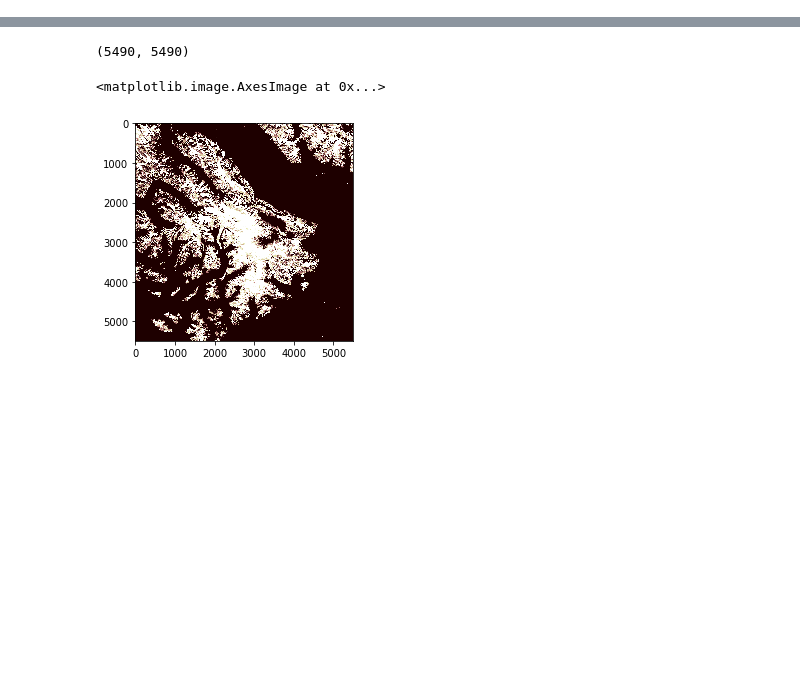
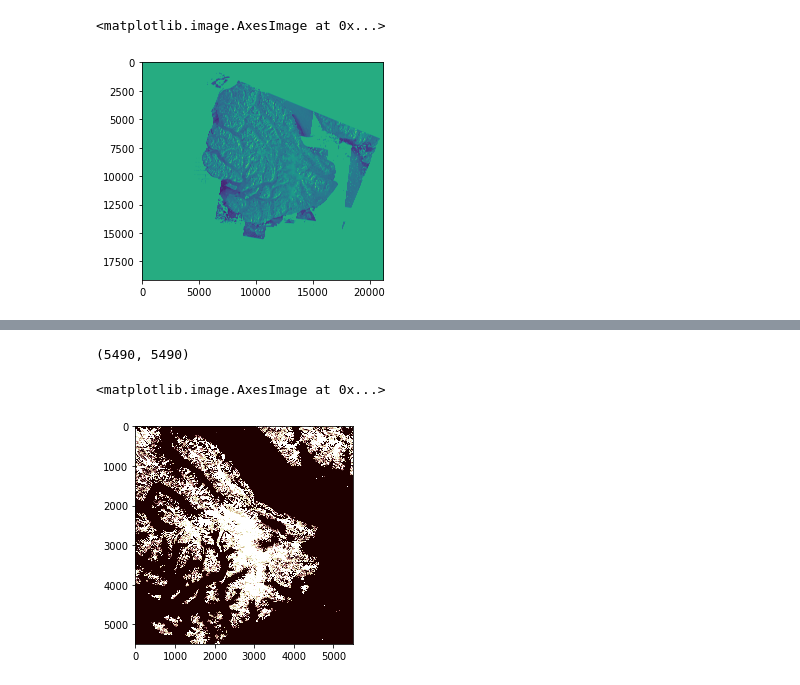
Before and after one commit to gwib/s1DataAndProcess, a Jupyter notebook: rasterOperations.ipynb, the cells around one changed output, grey strips where cells are left out. Cells and saved outputs as stored; diff of their text form; code cells hidden in the pictures; blank space fills up the shorter version.

```diff
--- a/rasterOperations.ipynb
+++ b/rasterOperations.ipynb
@@ -5,0 +8,2 @@ import rasterio.plot as rioPlt
+# %%
+s1_test = rio.open('/Volumes/ElementsSE/thesisData/FCCbatch/FCC_Sigma0_HHHV_20190412.tif')
@@ -5,0 +22,2 @@ import rasterio.plot as rioPlt
+# %%
+array_firstBand = s1_test.read(1) # how do I know which one is HH and HV?
@@ -5,0 +26,6 @@ import rasterio.plot as rioPlt
+# %%
+# plot pol band
+plt.imshow(array_firstBand)
+# %% [output]
+<matplotlib.image.AxesImage at 0x...>
+[figure, added]
```
Also changed, not shown: parts of 17 cells of this notebook, 2 other files.
